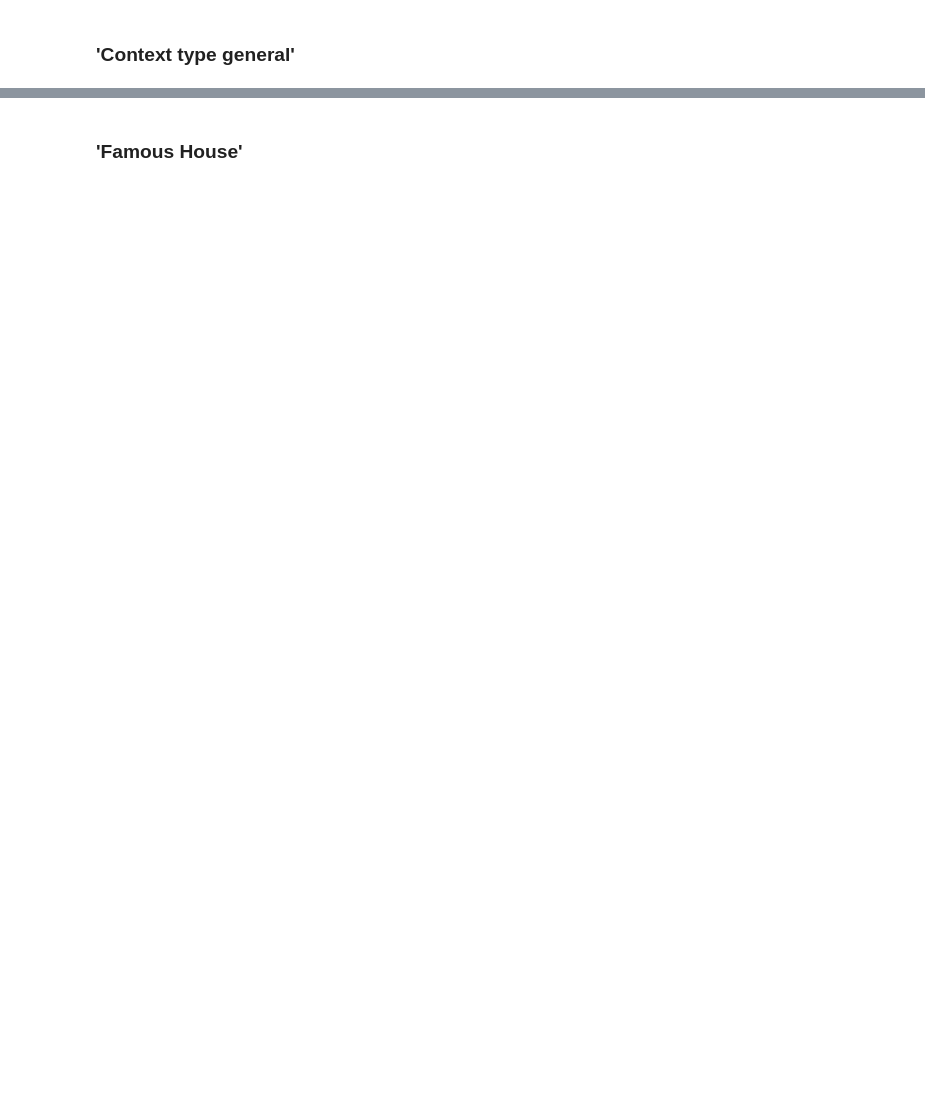
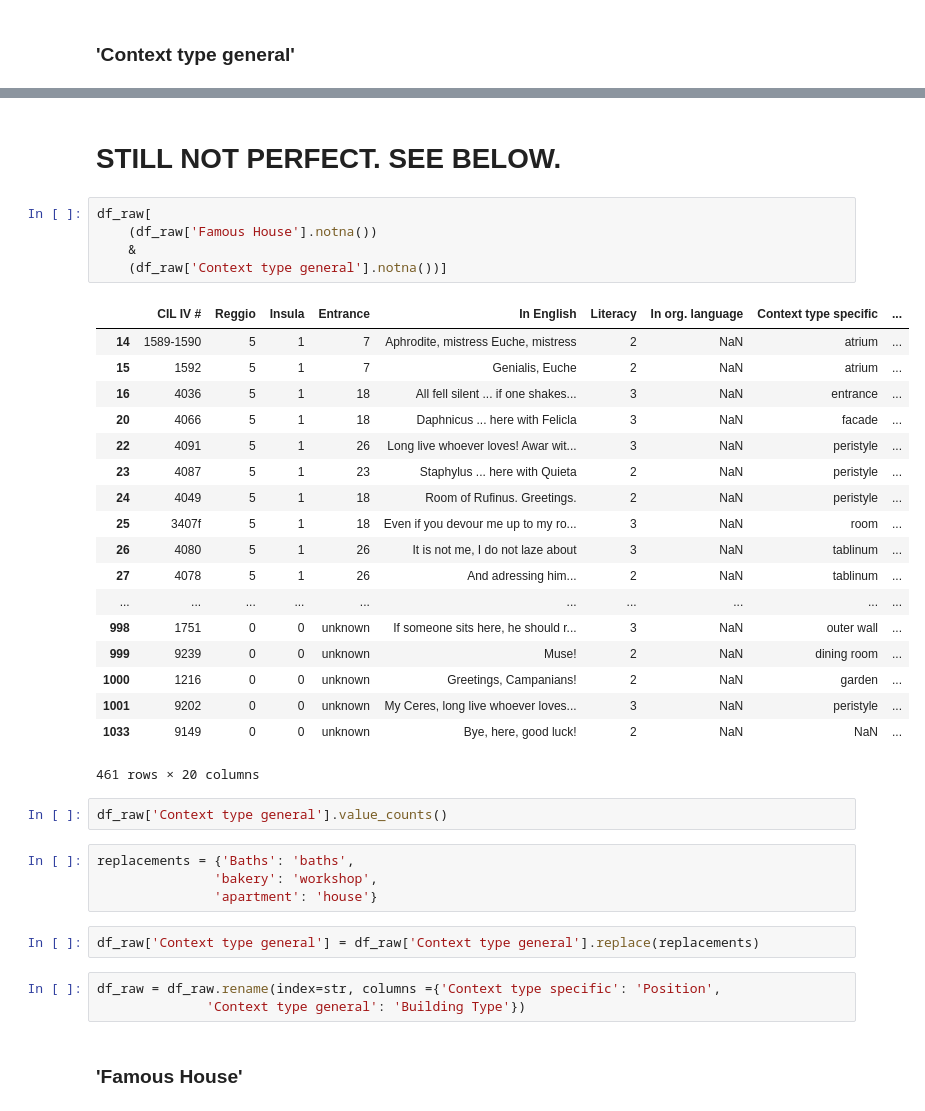
Before and after one commit to ssrosa/cacator_cave_malum, a Jupyter notebook: student.ipynb, the cells around one changed output, grey strips where cells are left out. Cells and saved outputs as stored; diff of their text form; blank space fills up the shorter version.

```diff
--- a/student.ipynb
+++ b/student.ipynb
@@ -360,2 +324,39 @@ df_raw[df_raw['Context type specific'].notna() & df_raw['Context type general'].
+# %% [markdown]
+# STILL NOT PERFECT. SEE BELOW.
+# %%
+df_raw[
+    (df_raw['Famous House'].notna())
+    &
+    (df_raw['Context type general'].notna())]
+# %% [output]
+|  | CIL IV # | Reggio | Insula | Entrance | In English | Literacy | In org. language | Context type specific | ... |
+| 14 | 1589-1590 | 5 | 1 | 7 | Aphrodite, mistress Euche, mistress | 2 | NaN | atrium | ... |
+| 15 | 1592 | 5 | 1 | 7 | Genialis, Euche | 2 | NaN | atrium | ... |
+| 16 | 4036 | 5 | 1 | 18 | All fell silent ... if one shakes... | 3 | NaN | entrance | ... |
+| 20 | 4066 | 5 | 1 | 18 | Daphnicus ... here with Felicla | 3 | NaN | facade | ... |
+| 22 | 4091 | 5 | 1 | 26 | Long live whoever loves! Awar wit... | 3 | NaN | peristyle | ... |
+| 23 | 4087 | 5 | 1 | 23 | Staphylus ... here with Quieta | 2 | NaN | peristyle | ... |
+| 24 | 4049 | 5 | 1 | 18 | Room of Rufinus. Greetings. | 2 | NaN | peristyle | ... |
+| 25 | 3407f | 5 | 1 | 18 | Even if you devour me up to my ro... | 3 | NaN | room | ... |
+| 26 | 4080 | 5 | 1 | 26 | It is not me, I do not laze about | 3 | NaN | tablinum | ... |
+| 27 | 4078 | 5 | 1 | 26 | And adressing him... | 2 | NaN | tablinum | ... |
+| ... | ... | ... | ... | ... | ... | ... | ... | ... | ... |
+| 998 | 1751 | 0 | 0 | unknown | If someone sits here, he should r... | 3 | NaN | outer wall | ... |
+| 999 | 9239 | 0 | 0 | unknown | Muse! | 2 | NaN | dining room | ... |
+| 1000 | 1216 | 0 | 0 | unknown | Greetings, Campanians! | 2 | NaN | garden | ... |
+| 1001 | 9202 | 0 | 0 | unknown | My Ceres, long live whoever loves... | 3 | NaN | peristyle | ... |
+| 1033 | 9149 | 0 | 0 | unknown | Bye, here, good luck! | 2 | NaN | NaN | ... |
+461 rows × 20 columns
+# %%
+df_raw['Context type general'].value_counts()
+# %%
+replacements = {'Baths': 'baths',
+               'bakery': 'workshop',
+               'apartment': 'house'}
+# %%
+df_raw['Context type general'] = df_raw['Context type general'].replace(replacements)
+# %%
+df_raw = df_raw.rename(index=str, columns ={'Context type specific': 'Position',
+              'Context type general': 'Building Type'})
 # %% [markdown]
 ### 'Famous House'
```
Also changed, not shown: parts of 55 cells of this notebook.
